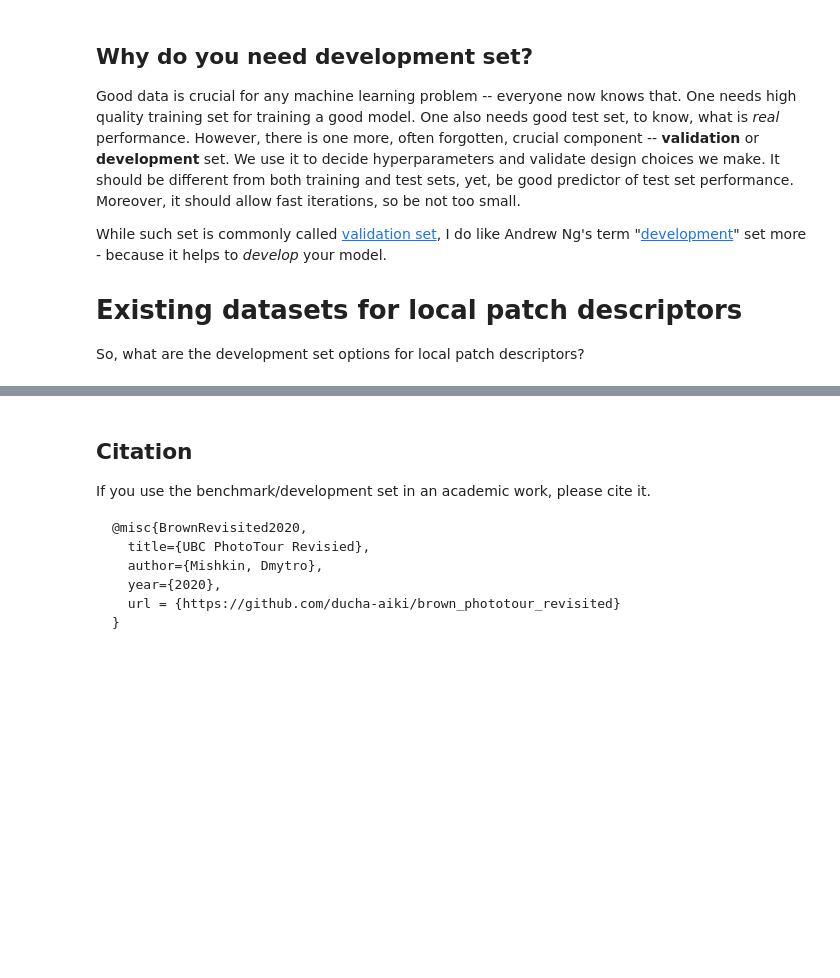
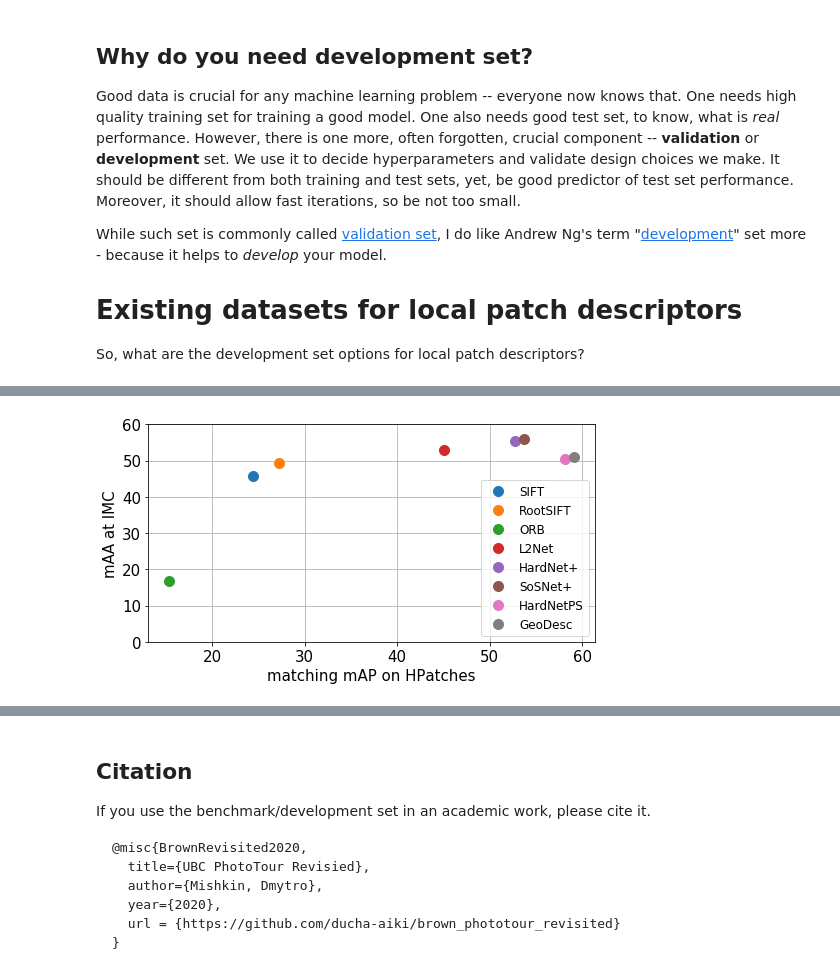
Before and after one commit to ducha-aiki/wide-baseline-stereo-blog, a Jupyter notebook: _notebooks/2020-09-23-local-descriptors-validation.ipynb, the cells around one changed output, grey strips where cells are left out. Saved outputs shown, nothing was run; the diff lists cells and outputs as text; code cells hidden in the pictures; blank space fills up the shorter version.

Commit message:
Added installation instructions and HPatches graph

```diff
--- a/_notebooks/2020-09-23-local-descriptors-validation.ipynb
+++ b/_notebooks/2020-09-23-local-descriptors-validation.ipynb
@@ -87,3 +90,55 @@ Disadvantages:
+# %%
+#hide
+%matplotlib inline
+import numpy as np
+import matplotlib.pyplot as plt
+import seaborn as sns
+size=15
+params = {'legend.fontsize': 'large',
+          'figure.figsize': (8,4),
+          'axes.labelsize': size,
+          'axes.titlesize': size,
+          'xtick.labelsize': size,
+          'ytick.labelsize': size,
+          'axes.titlepad': 25}
+plt.rcParams.update(params)
+
+# From https://arxiv.org/pdf/1904.05019.pdf
+results_hp = {}
+results_hp['SIFT'] = 24.42
+results_hp['RootSIFT'] =27.22
+results_hp['ORB'] = 15.32
+
+results_hp['L2Net'] = 45.04
+results_hp['HardNet+'] = 52.76
+results_hp['SoSNet+'] = 53.75
+results_hp['HardNetPS'] = 58.16
+results_hp['GeoDesc'] = 59.15
+
+
+results_IMC = {}
+results_IMC['ORB'] = 16.74
+results_IMC['SIFT'] = 45.84
+results_IMC['RootSIFT'] = 49.30
+results_IMC['L2Net'] = 52.95
+
+results_IMC['HardNet+'] = 55.43
+results_IMC['HardNetPS'] = 50.51
+results_IMC['SoSNet+'] = 55.87
+results_IMC['GeoDesc'] = 51.11
+
+leg = []
+for k, v in results_hp.items():
+    plt.plot(v, results_IMC[k], 'o', label=k, markersize=10)
+    leg.append(k)
+
+plt.legend(leg)
+plt.xlabel('matching mAP on HPatches')
+plt.ylabel('mAA at IMC')
+plt.ylim([0,60.])
+plt.grid('on')
+# %% [output]
+[figure, added]
 # %% [markdown]
 ### AMOSPatches
 
```
Also changed, not shown: parts of 6 cells of this notebook, 2 other files.
